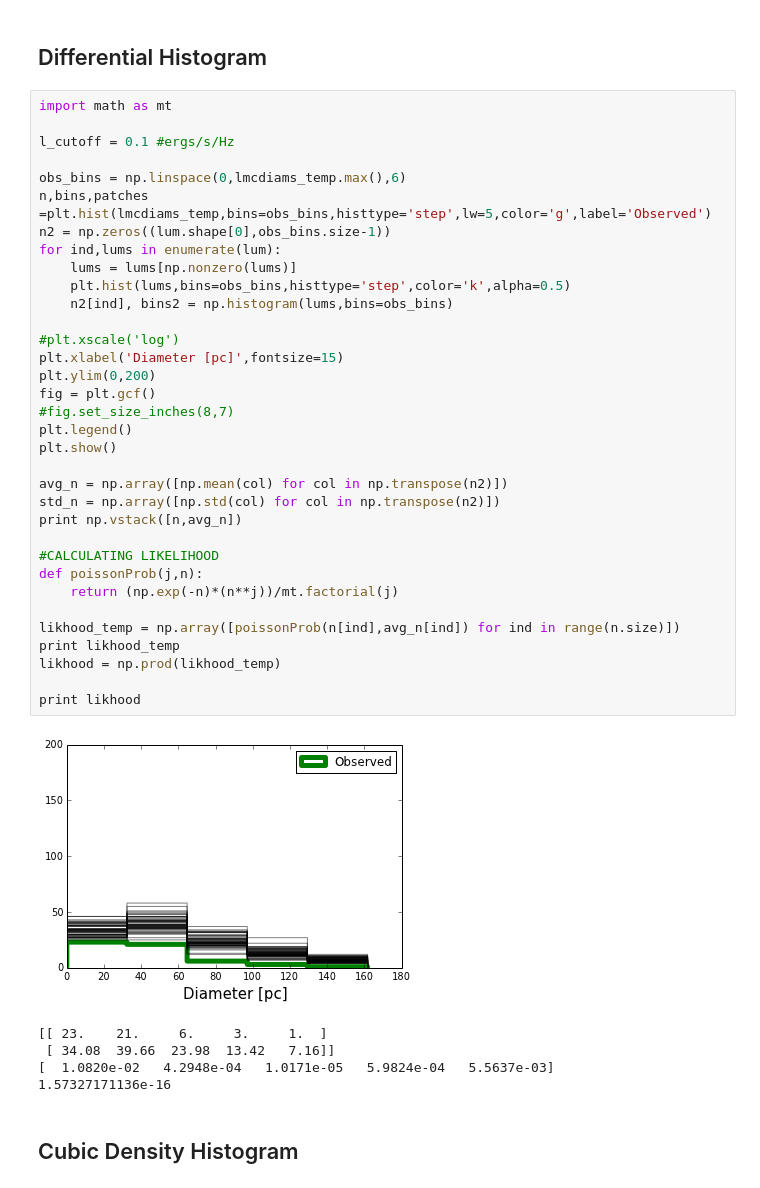
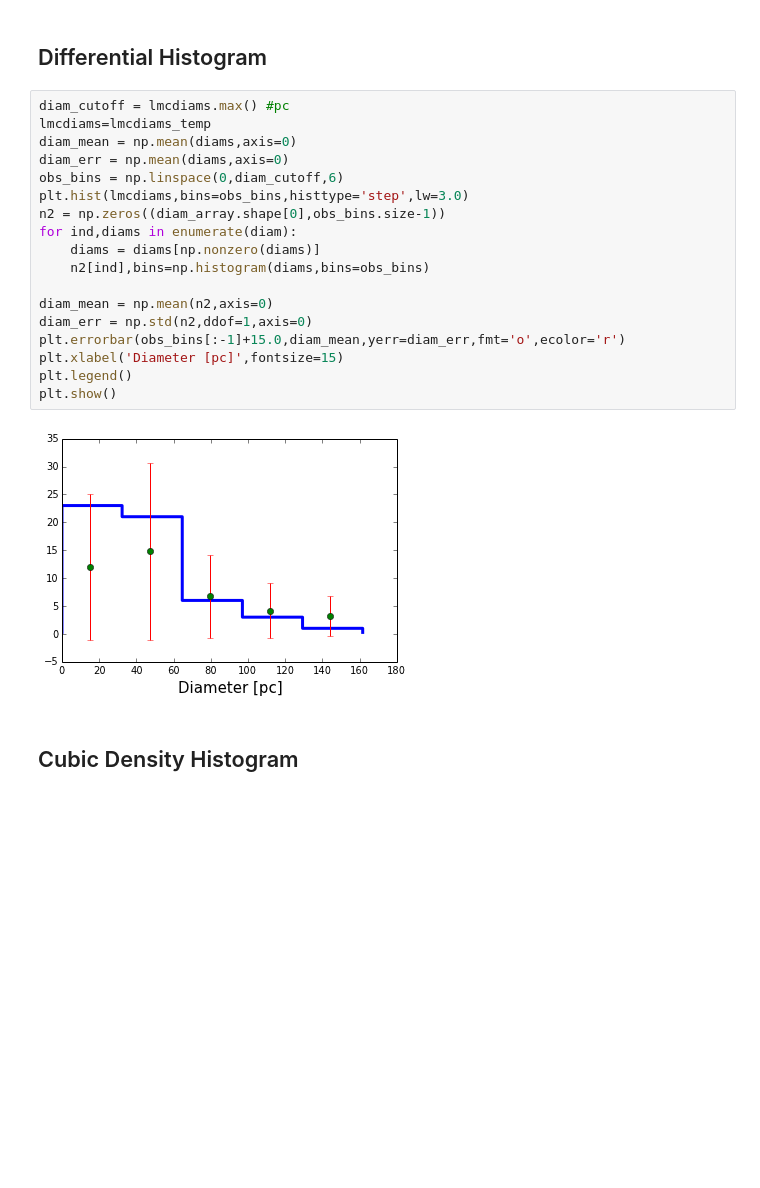
Before and after one commit to sks67/RadioSNRs, a Jupyter notebook: RADSNRS/DataAnalysis/Diameter Analysis.ipynb, the cells around one changed output. Drawn from its saved outputs; the diff is of its cells as text; blank space fills up the shorter version.

```diff
--- a/RADSNRS/DataAnalysis/Diameter Analysis.ipynb
+++ b/RADSNRS/DataAnalysis/Diameter Analysis.ipynb
@@ -54,45 +60,25 @@ print bin1
 # %% [markdown]
 ## Differential Histogram
-# %%
-import math as mt
-
-l_cutoff = 0.1 #ergs/s/Hz
-
-obs_bins = np.linspace(0,lmcdiams_temp.max(),6)
-n,bins,patches =plt.hist(lmcdiams_temp,bins=obs_bins,histtype='step',lw=5,color='g',label='Observed')
-n2 = np.zeros((lum.shape[0],obs_bins.size-1))
-for ind,lums in enumerate(lum):
-    lums = lums[np.nonzero(lums)]
-    plt.hist(lums,bins=obs_bins,histtype='step',color='k',alpha=0.5)
-    n2[ind], bins2 = np.histogram(lums,bins=obs_bins)
-
-#plt.xscale('log')
-plt.xlabel('Diameter [pc]',fontsize=15)
-plt.ylim(0,200)
-fig = plt.gcf()
-#fig.set_size_inches(8,7)
-plt.legend()
-plt.show()
-
-avg_n = np.array([np.mean(col) for col in np.transpose(n2)])
-std_n = np.array([np.std(col) for col in np.transpose(n2)])
-print np.vstack([n,avg_n])
-
-#CALCULATING LIKELIHOOD
-def poissonProb(j,n):
-    return (np.exp(-n)*(n**j))/mt.factorial(j)
-
-likhood_temp = np.array([poissonProb(n[ind],avg_n[ind]) for ind in range(n.size)])
-print likhood_temp
-likhood = np.prod(likhood_temp)
-
-print likhood
-# %% [output]
-[figure, removed]
-[[ 23.    21.     6.     3.     1.  ]
- [ 34.08  39.66  23.98  13.42   7.16]]
-[  1.0820e-02   4.2948e-04   1.0171e-05   5.9824e-04   5.5637e-03]
-1.57327171136e-16
+# %%
+diam_cutoff = lmcdiams.max() #pc
+lmcdiams=lmcdiams_temp
+diam_mean = np.mean(diams,axis=0)
+diam_err = np.mean(diams,axis=0)
+obs_bins = np.linspace(0,diam_cutoff,6)
+plt.hist(lmcdiams,bins=obs_bins,histtype='step',lw=3.0)
+n2 = np.zeros((diam_array.shape[0],obs_bins.size-1))
+for ind,diams in enumerate(diam):
+    diams = diams[np.nonzero(diams)]
+    n2[ind],bins=np.histogram(diams,bins=obs_bins)
+
+diam_mean = np.mean(n2,axis=0)
+diam_err = np.std(n2,ddof=1,axis=0)
+plt.errorbar(obs_bins[:-1]+15.0,diam_mean,yerr=diam_err,fmt='o',ecolor='r')
+plt.xlabel('Diameter [pc]',fontsize=15)
+plt.legend()
+plt.show()
+# %% [output]
+[figure, added]
 # %% [markdown]
 ## Cubic Density Histogram
 # %%
```
Also changed, not shown: parts of 2 cells of this notebook, 14 other files.
